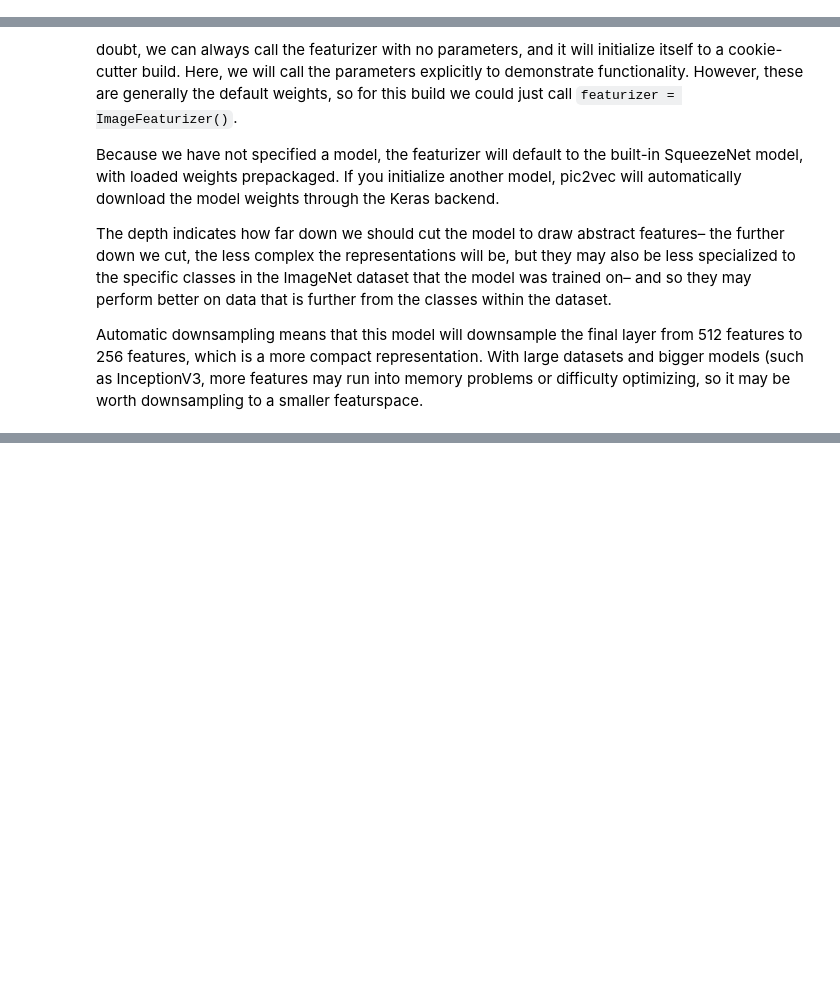
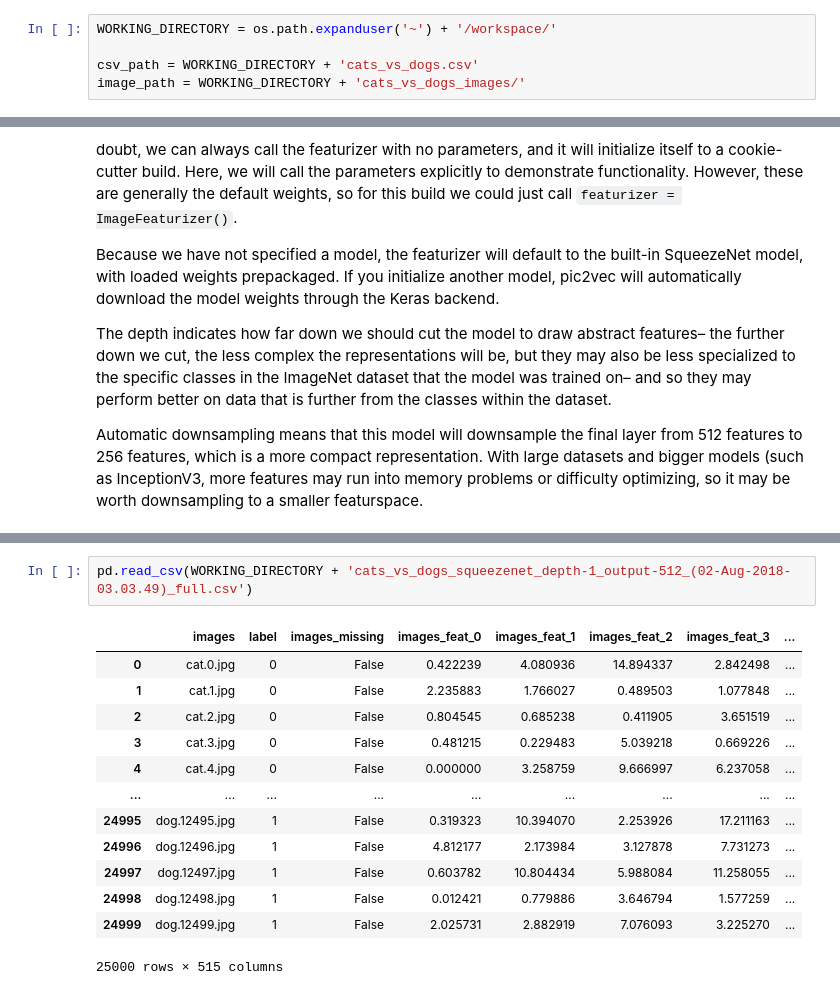
Before and after one commit to datarobot/pic2vec, a Jupyter notebook: examples/Cats_v_Dogs_Test_Example.ipynb, the cells around one changed output, grey strips where cells are left out. Saved outputs shown, nothing was run; the diff lists cells and outputs as text; blank space fills up the shorter version.

```diff
--- a/examples/Cats_v_Dogs_Test_Example.ipynb
+++ b/examples/Cats_v_Dogs_Test_Example.ipynb
@@ -60,3 +40,8 @@ pd.read_csv(csv_path)
+# %%
+WORKING_DIRECTORY = os.path.expanduser('~') + '/workspace/'
+
+csv_path = WORKING_DIRECTORY + 'cats_vs_dogs.csv'
+image_path = WORKING_DIRECTORY + 'cats_vs_dogs_images/'
 # %% [markdown]
 The image directory contains 12,500 images of cats and 12,500 images of dogs. The CSV contains pointers to each image in the directory, along with a class label (0 for cats, 1 for dogs).
 
@@ -233,0 +242,16 @@ Then, we'll train the linear classifier:
+# %%
+pd.read_csv(WORKING_DIRECTORY + 'cats_vs_dogs_squeezenet_depth-1_output-512_(02-Aug-2018-03.03.49)_full.csv')
+# %% [output]
+|  | images | label | images_missing | images_feat_0 | images_feat_1 | images_feat_2 | images_feat_3 | ... |
+| 0 | cat.0.jpg | 0 | False | 0.422239 | 4.080936 | 14.894337 | 2.842498 | ... |
+| 1 | cat.1.jpg | 0 | False | 2.235883 | 1.766027 | 0.489503 | 1.077848 | ... |
+| 2 | cat.2.jpg | 0 | False | 0.804545 | 0.685238 | 0.411905 | 3.651519 | ... |
+| 3 | cat.3.jpg | 0 | False | 0.481215 | 0.229483 | 5.039218 | 0.669226 | ... |
+| 4 | cat.4.jpg | 0 | False | 0.000000 | 3.258759 | 9.666997 | 6.237058 | ... |
+| ... | ... | ... | ... | ... | ... | ... | ... | ... |
+| 24995 | dog.12495.jpg | 1 | False | 0.319323 | 10.394070 | 2.253926 | 17.211163 | ... |
+| 24996 | dog.12496.jpg | 1 | False | 4.812177 | 2.173984 | 3.127878 | 7.731273 | ... |
+| 24997 | dog.12497.jpg | 1 | False | 0.603782 | 10.804434 | 5.988084 | 11.258055 | ... |
+| 24998 | dog.12498.jpg | 1 | False | 0.012421 | 0.779886 | 3.646794 | 1.577259 | ... |
+| 24999 | dog.12499.jpg | 1 | False | 2.025731 | 2.882919 | 7.076093 | 3.225270 | ... |
+25000 rows × 515 columns
```
Also changed, not shown: parts of 42 cells of this notebook, 4 other files.
